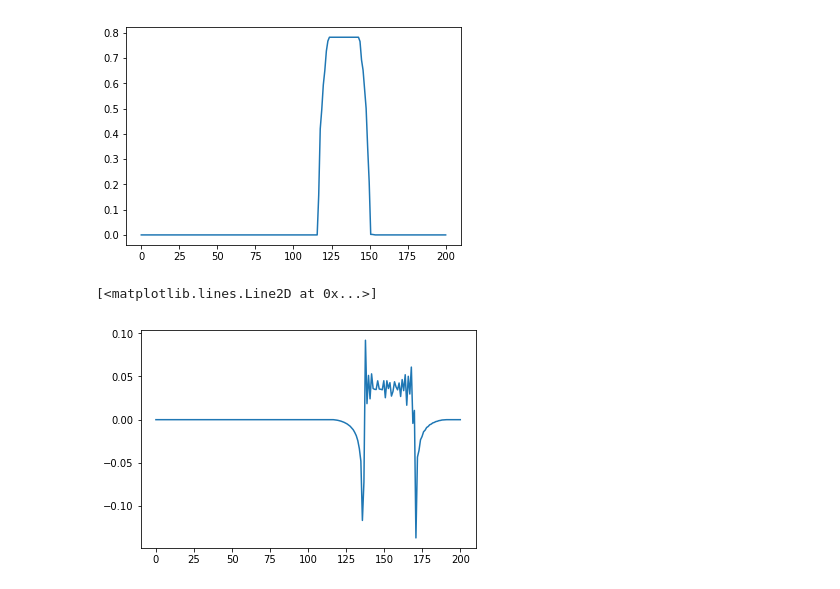
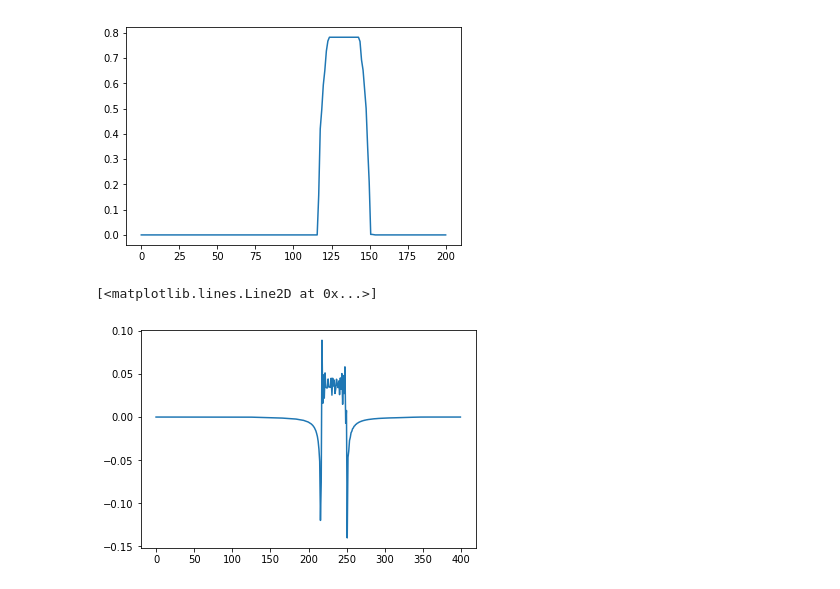
Before and after one commit to damianhorna/backprojection-tomography, a Jupyter notebook: sinogram.ipynb, the cells around one changed output. Saved outputs shown, nothing was run; the diff lists cells and outputs as text; code cells hidden in the pictures.

```diff
--- a/sinogram.ipynb
+++ b/sinogram.ipynb
@@ -216,9 +216,9 @@ plt.imshow(restore_picture(sinogram, lines, img.shape), cmap='gray')
 # %% [markdown]
 # Filtering section below
 # %%
-def genKernel(kerLen):
+def genKernel(size):
     kernel = []
-    for i in range(-int(kerLen/2), int(kerLen/2)):
+    for i in range(-int(size/2), int(size/2)):
         if i == 0:
             kernel.append(1)
         elif i % 2 == 0:
@@ -251,7 +241,7 @@ def flatten(sinus):
     return x
 # %%
 img = plt.imread('img/dot.jpg')
-sinogram, lines = gen_sinogram(200, 300, 5, img)
+sinogram, lines = gen_sinogram(200, 300, 60, img)
 sinus = sinogram[:,0]
 plt.plot(np.linspace(0,200,200), sinus)
 # %% [output]
@@ -264,9 +254,9 @@ plt.plot(np.linspace(0,200,200), flattened)
 [<matplotlib.lines.Line2D at 0x...>]
 [figure]
 # %%
-kernel = genKernel(40)
-y = conv1d(sinus, kernel)
-plt.plot(np.linspace(0,200,200), y)
+kernel = genKernel(len(sinus))
+y = np.convolve(sinus, kernel)
+plt.plot(np.linspace(0,len(sinus) + len(kernel)-1,len(sinus) + len(kernel)-1), y)
 # %% [output]
 [<matplotlib.lines.Line2D at 0x...>]
-[figure, old version]
+[figure, new version]
```
Also changed, not shown: parts of 6 cells of this notebook.
